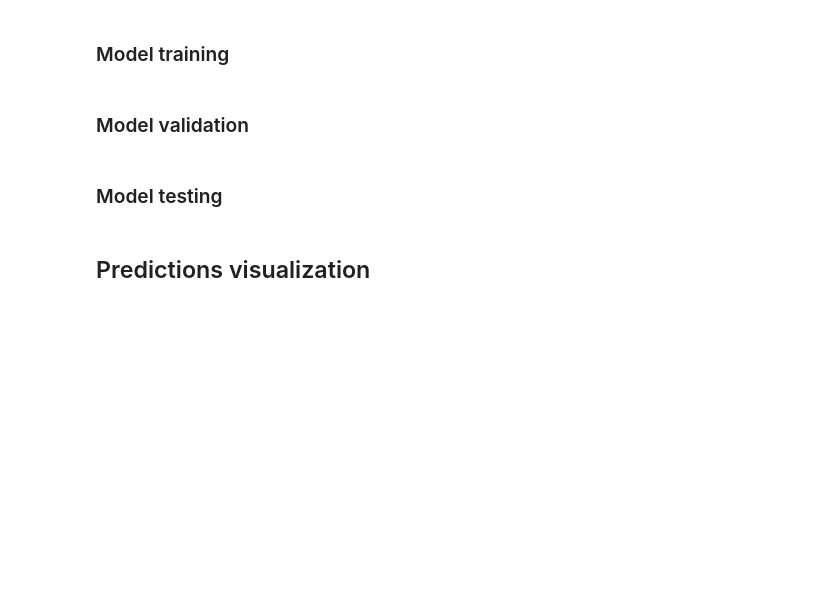
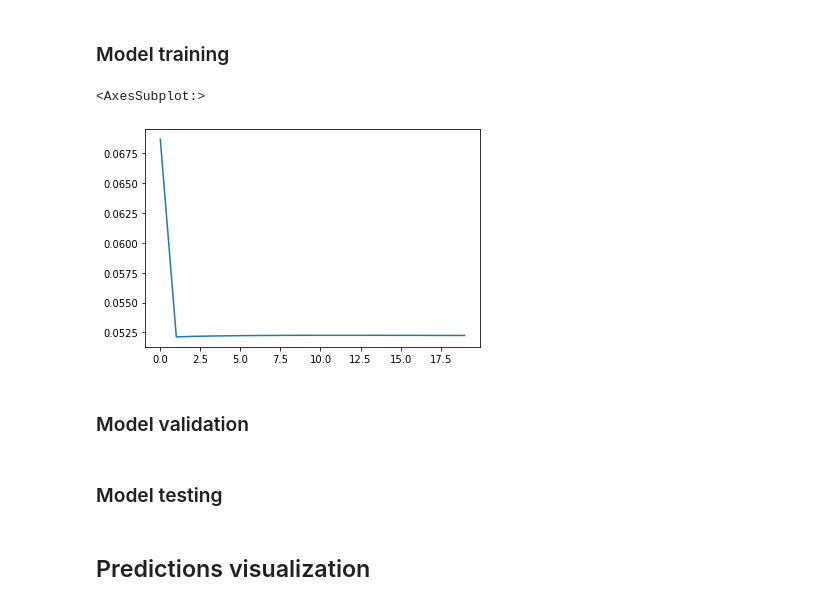
Before and after one commit to alextremo0205/SWMM_Hybrid_approach, a Jupyter notebook: Head_change_training.ipynb, the cells around one changed output. Saved outputs shown, nothing was run; the diff lists cells and outputs as text; code cells hidden in the pictures; blank space fills up the shorter version.

Commit message:
Runnning ANN training

```diff
--- a/Head_change_training.ipynb
+++ b/Head_change_training.ipynb
@@ -193,6 +200,40 @@ net.show()
 net.write_html('Depth_dynamic_viz.html')
 # %% [markdown]
 ### Model training
+# %%
+optimizer = optim.SGD(wn.q_transfer_ANN.parameters(), lr=0.001, momentum=0.9)
+losses=[]
+
+for epoch in range(20):
+    epoch_losses =[]
+    for i in range(len(X_train)):
+        wn.set_h(X_train[i])
+
+        df = pd.DataFrame(wn.get_depths_to_pd(0), columns = ['Time' , 'Node', 'Depth', 'x_coord' , 'y_coord'])
+
+        for time in range(1):
+            wn.update_h()
+            new_h_rows = pd.DataFrame(wn.get_depths_to_pd(time+1), columns = ['Time' , 'Node', 'Depth', 'x_coord' , 'y_coord'])
+            df = pd.concat([df,new_h_rows])
+
+        pred = torch.cat(list(wn.get_h().values()))
+        target = torch.reshape(torch.tensor(list(y_train[i].values())), (-1,1))
+
+        loss = nn.MSELoss()(pred, target)
+        epoch_losses.append(loss.detach())
+
+        if loss.requires_grad:
+            # Backpropagate and update weights
+            loss.backward()
+            optimizer.step()
+            optimizer.zero_grad(set_to_none=True)
+
+    losses.append(np.array(epoch_losses).mean())
+# %%
+pd.Series(np.array(losses)).plot()
+# %% [output]
+<AxesSubplot:>
+[figure, added]
 # %% [markdown]
 ### Model validation
 # %% [markdown]
```
Also changed, not shown: parts of 13 cells of this notebook, 2 other files.
